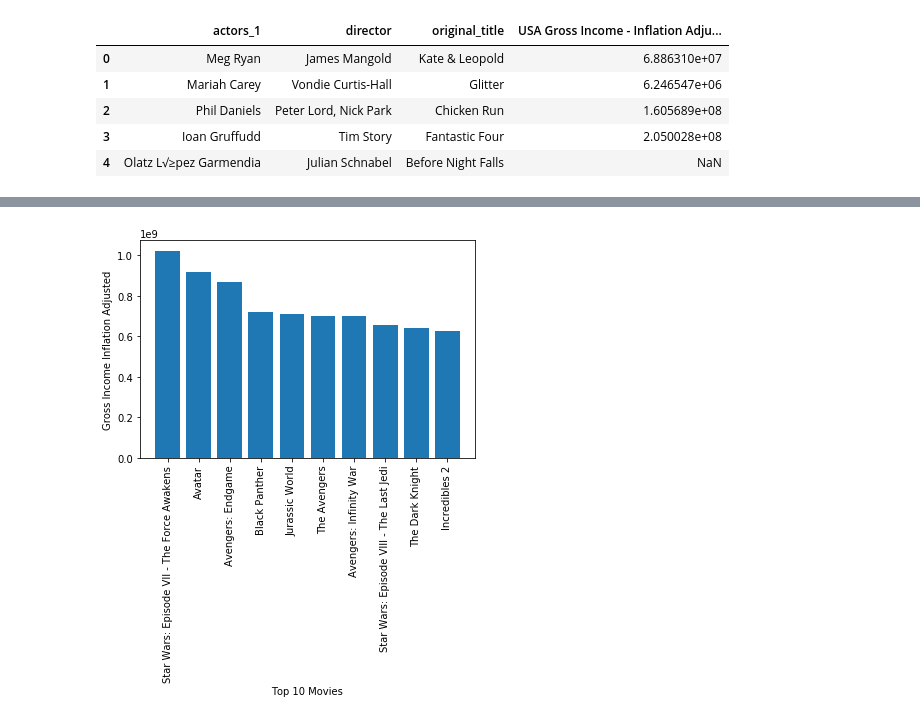
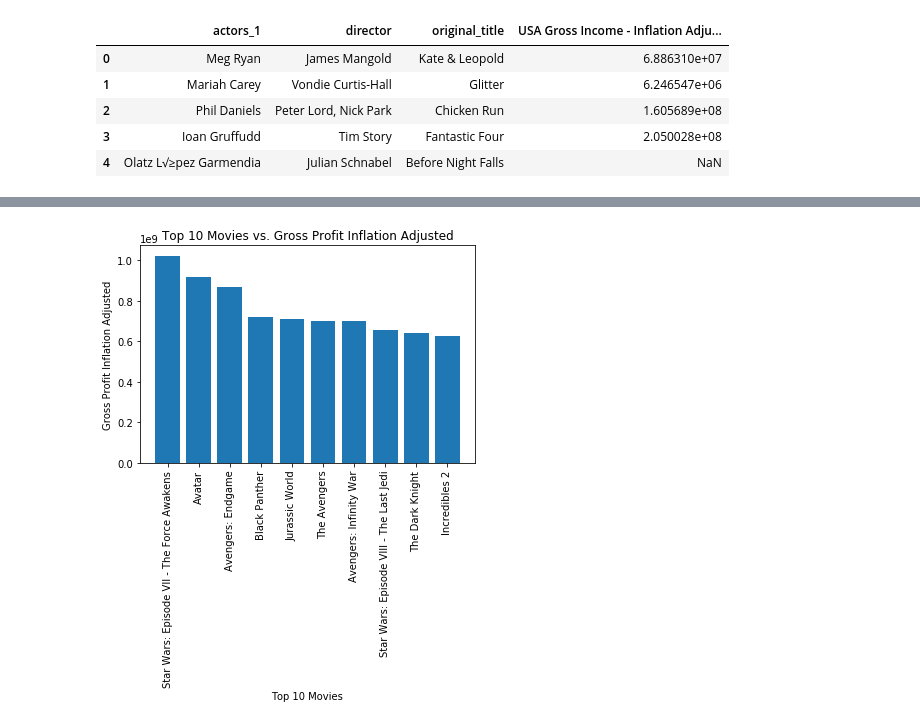
Before and after one commit to cjayati/camp_rock, a Jupyter notebook: actor_director_bar_charts.ipynb, the cells around one changed output, grey strips where cells are left out. Cells and saved outputs as stored; diff of their text form; code cells hidden in the pictures.

```diff
--- a/actor_director_bar_charts.ipynb
+++ b/actor_director_bar_charts.ipynb
@@ -206,10 +158,11 @@ Name:  USA Gross Income - Inflation Adjusted , dtype: float64
 # %%
 x_axis = sorted_top_movies.index[:10]
 y_axis = sorted_top_movies.values[:10]
 plt.xticks(rotation=90)
 plt.bar(x_axis, y_axis)
 plt.xlabel("Top 10 Movies")
-plt.ylabel("Gross Income Inflation Adjusted")
+plt.ylabel("Gross Profit Inflation Adjusted")
+plt.title("Top 10 Movies vs. Gross Profit Inflation Adjusted")
 plt.show()
 # %% [output]
-[figure, old version]
+[figure, new version]
```
Also changed, not shown: parts of 20 cells of this notebook, 4 other files.
